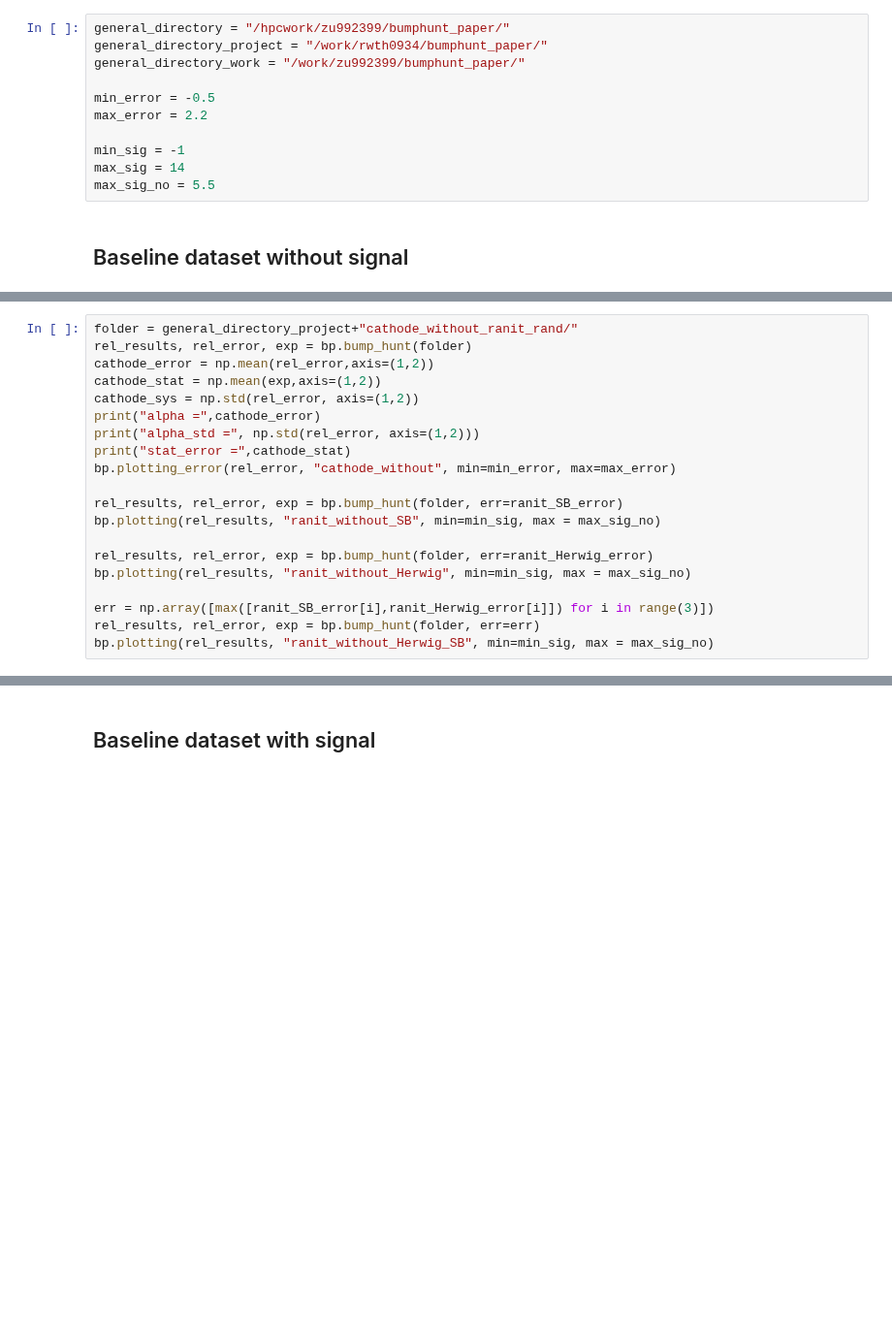
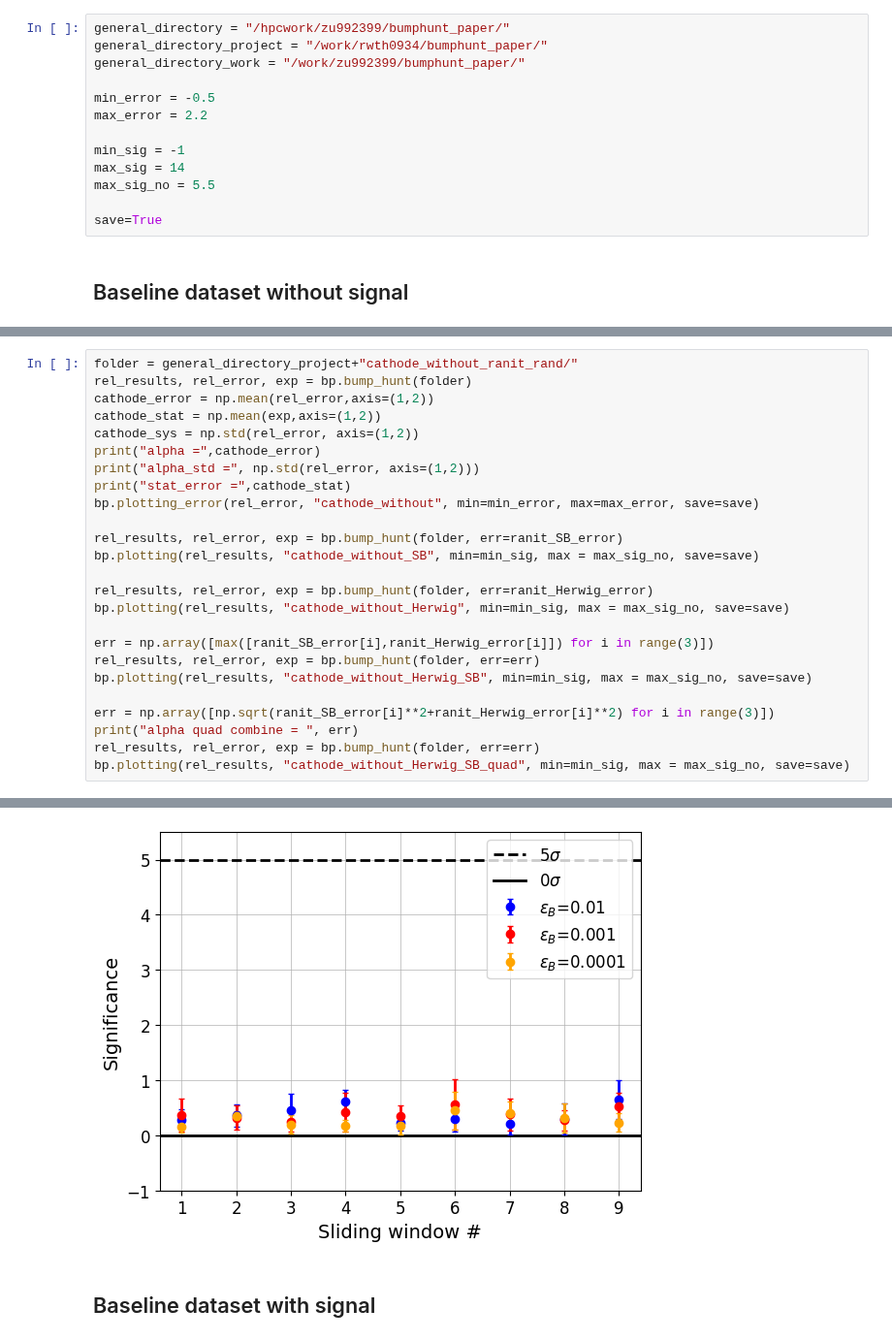
Before and after one commit to mariehein/bumphunt_paper, a Jupyter notebook: cathode_plotting.ipynb, the cells around one changed output, grey strips where cells are left out. Shown at 97% size. Saved outputs shown, nothing was run; the diff lists cells and outputs as text; blank space fills up the shorter version.

```diff
--- a/cathode_plotting.ipynb
+++ b/cathode_plotting.ipynb
@@ -14,6 +14,8 @@ max_error = 2.2
 min_sig = -1
 max_sig = 14
 max_sig_no = 5.5
+
+save=True
 # %% [markdown]
 ## Baseline dataset without signal
 # %%
@@ -55,17 +57,22 @@ cathode_sys = np.std(rel_error, axis=(1,2))
 print("alpha =",cathode_error)
 print("alpha_std =", np.std(rel_error, axis=(1,2)))
 print("stat_error =",cathode_stat)
-bp.plotting_error(rel_error, "cathode_without", min=min_error, max=max_error)
+bp.plotting_error(rel_error, "cathode_without", min=min_error, max=max_error, save=save)
 
 rel_results, rel_error, exp = bp.bump_hunt(folder, err=ranit_SB_error)
-bp.plotting(rel_results, "ranit_without_SB", min=min_sig, max = max_sig_no)
+bp.plotting(rel_results, "cathode_without_SB", min=min_sig, max = max_sig_no, save=save)
 
 rel_results, rel_error, exp = bp.bump_hunt(folder, err=ranit_Herwig_error)
-bp.plotting(rel_results, "ranit_without_Herwig", min=min_sig, max = max_sig_no)
+bp.plotting(rel_results, "cathode_without_Herwig", min=min_sig, max = max_sig_no, save=save)
 
 err = np.array([max([ranit_SB_error[i],ranit_Herwig_error[i]]) for i in range(3)])
 rel_results, rel_error, exp = bp.bump_hunt(folder, err=err)
-bp.plotting(rel_results, "ranit_without_Herwig_SB", min=min_sig, max = max_sig_no)
+bp.plotting(rel_results, "cathode_without_Herwig_SB", min=min_sig, max = max_sig_no, save=save)
+
+err = np.array([np.sqrt(ranit_SB_error[i]**2+ranit_Herwig_error[i]**2) for i in range(3)])
+print("alpha quad combine = ", err)
+rel_results, rel_error, exp = bp.bump_hunt(folder, err=err)
+bp.plotting(rel_results, "cathode_without_Herwig_SB_quad", min=min_sig, max = max_sig_no, save=save)
 # %% [output]
 alpha = [0.06410406 0.15612084 0.70802941]
 alpha_std = [0.03740538 0.10173067 0.46479145]
@@ -73,7 +81,8 @@ stat_error = [0.02958955 0.09353842 0.2950474 ]
 [figure]
 [figure]
 [figure]
 [figure]
+[figure, added]
 # %% [markdown]
 ## Baseline dataset with signal
 # %%
```
Also changed, not shown: parts of 10 cells of this notebook, 2 other files.
